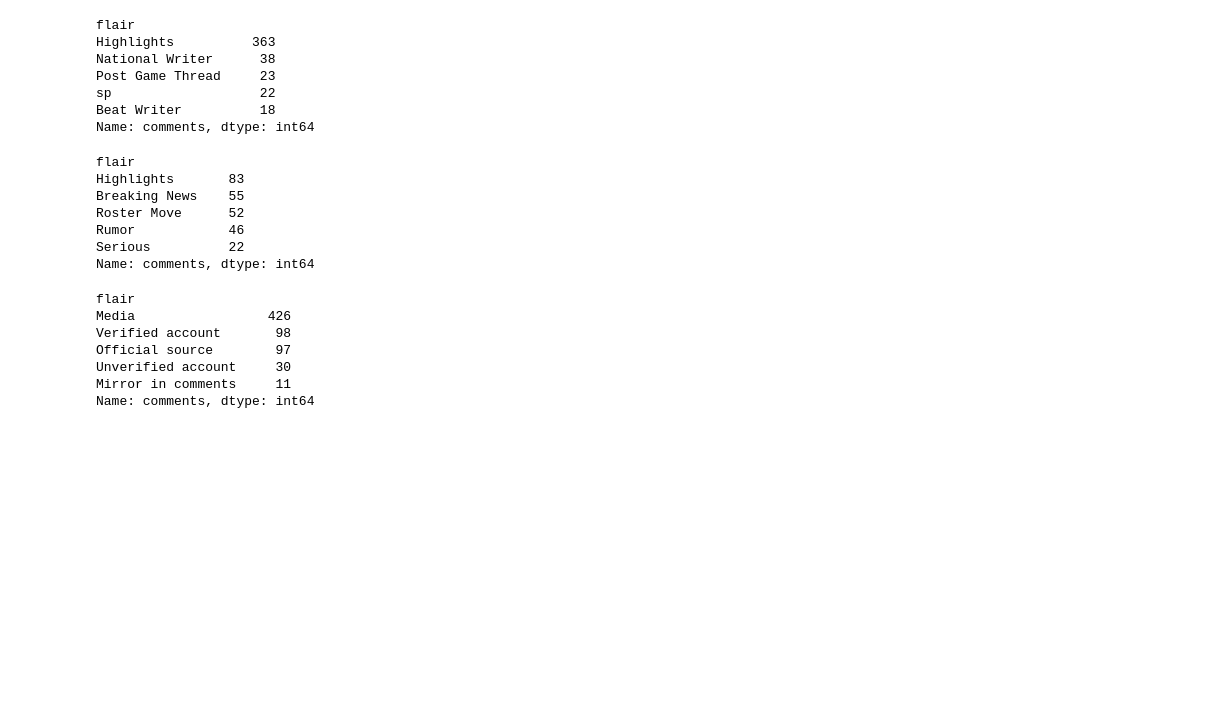
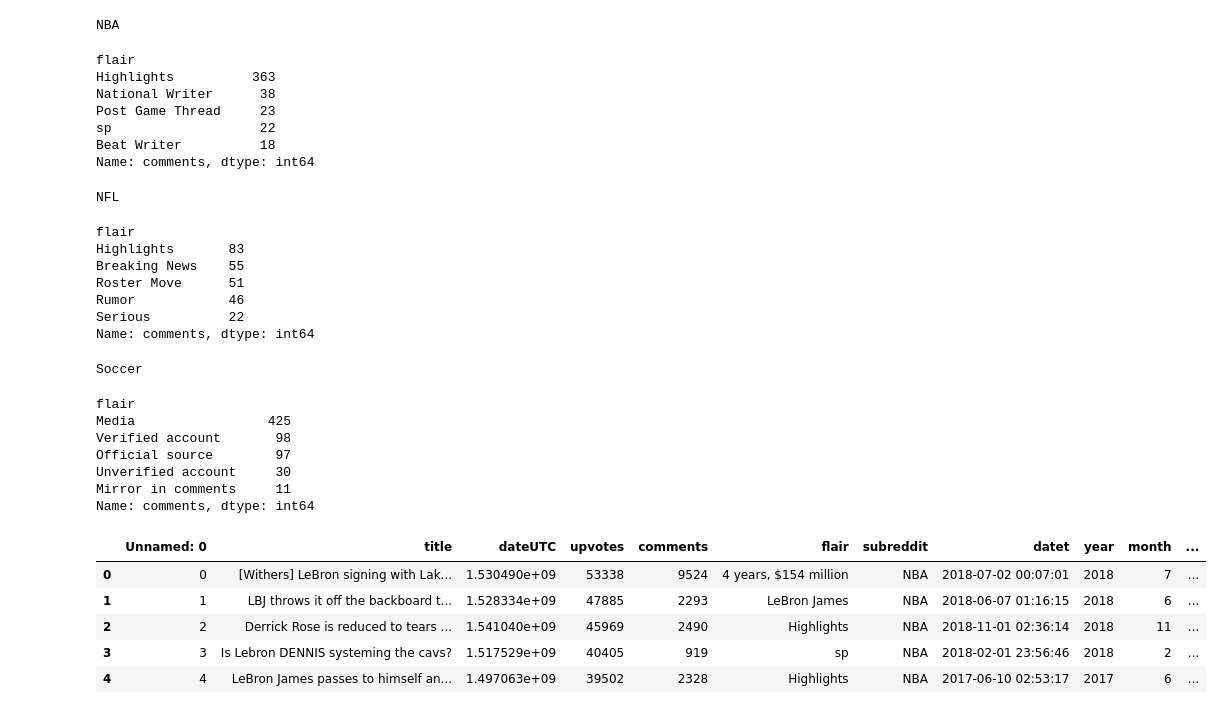
Before and after one commit to YunusBulut/dsprojects, a Jupyter notebook: Unit5/API-reddit.ipynb, the cells around one changed output. Cells and saved outputs as stored; diff of their text form; code cells hidden in the pictures; blank space fills up the shorter version.

```diff
--- a/Unit5/API-reddit.ipynb
+++ b/Unit5/API-reddit.ipynb
@@ -78,27 +106,33 @@ plt.show()
 # %%
 #Most common threads by sport:
+print('NBA')
 display(df[df.subreddit=='NBA'].groupby(['flair'])['comments'].agg('count').sort_values(ascending=False)[:5])
+print('NFL')
 display(df[df.subreddit=='NFL'].groupby(['flair'])['comments'].agg('count').sort_values(ascending=False)[:5])
+print('Soccer')
 display(df[df.subreddit=='Soccer'].groupby(['flair'])['comments'].agg('count').sort_values(ascending=False)[:5])
 # %% [output]
-flair
-Highlights          363
-National Writer      38
-Post Game Thread     23
-sp                   22
-Beat Writer          18
-Name: comments, dtype: int64
+NBA
 flair
-Highlights       83
-Breaking News    55
-Roster Move      52
-Rumor            46
-Serious          22
+Highlights          363
+National Writer      38
+Post Game Thread     23
+sp                   22
+Beat Writer          18
 Name: comments, dtype: int64
-flair
-Media                 426
-Verified account       98
-Official source        97
-Unverified account     30
-Mirror in comments     11
-Name: comments, dtype: int64
+NFL
+flair
+Highlights       83
+Breaking News    55
+Roster Move      51
+Rumor            46
+Serious          22
+Name: comments, dtype: int64
+Soccer
+flair
+Media                 425
+Verified account       98
+Official source        97
+Unverified account     30
+Mirror in comments     11
+Name: comments, dtype: int64
@@ -106,0 +139,14 @@ Name: comments, dtype: int64
+# %%
+#Date Parsing
+df['datet'] = [datetime.datetime.utcfromtimestamp(x) for x in df['dateUTC']]
+df['year'] = [x.year for x in df['datet']]
+df['month'] = [x.month for x in df['datet']]
+df['week'] = [x.week for x in df['datet']]
+df.head()
+# %% [output]
+|  | Unnamed: 0 | title | dateUTC | upvotes | comments | flair | subreddit | datet | year | month | ... |
+| 0 | 0 | [Withers] LeBron signing with Lak... | 1.530490e+09 | 53338 | 9524 | 4 years, $154 million | NBA | 2018-07-02 00:07:01 | 2018 | 7 | ... |
+| 1 | 1 | LBJ throws it off the backboard t... | 1.528334e+09 | 47885 | 2293 | LeBron James | NBA | 2018-06-07 01:16:15 | 2018 | 6 | ... |
+| 2 | 2 | Derrick Rose is reduced to tears ... | 1.541040e+09 | 45969 | 2490 | Highlights | NBA | 2018-11-01 02:36:14 | 2018 | 11 | ... |
+| 3 | 3 | Is Lebron DENNIS systeming the cavs? | 1.517529e+09 | 40405 | 919 | sp | NBA | 2018-02-01 23:56:46 | 2018 | 2 | ... |
+| 4 | 4 | LeBron James passes to himself an... | 1.497063e+09 | 39502 | 2328 | Highlights | NBA | 2017-06-10 02:53:17 | 2017 | 6 | ... |
```
Also changed, not shown: parts of 17 cells of this notebook, 1 other file.
